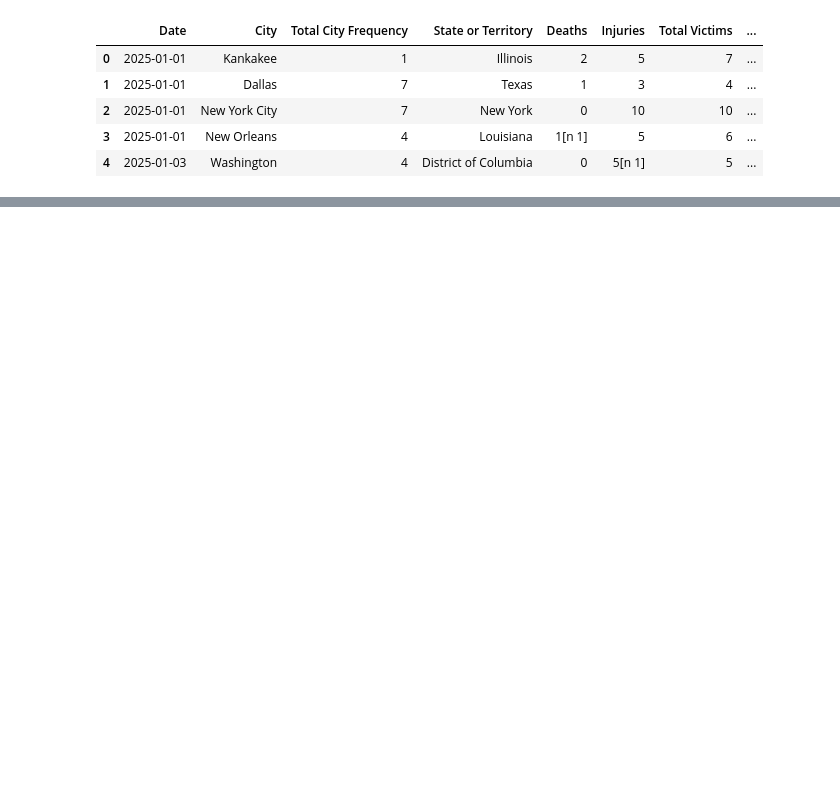
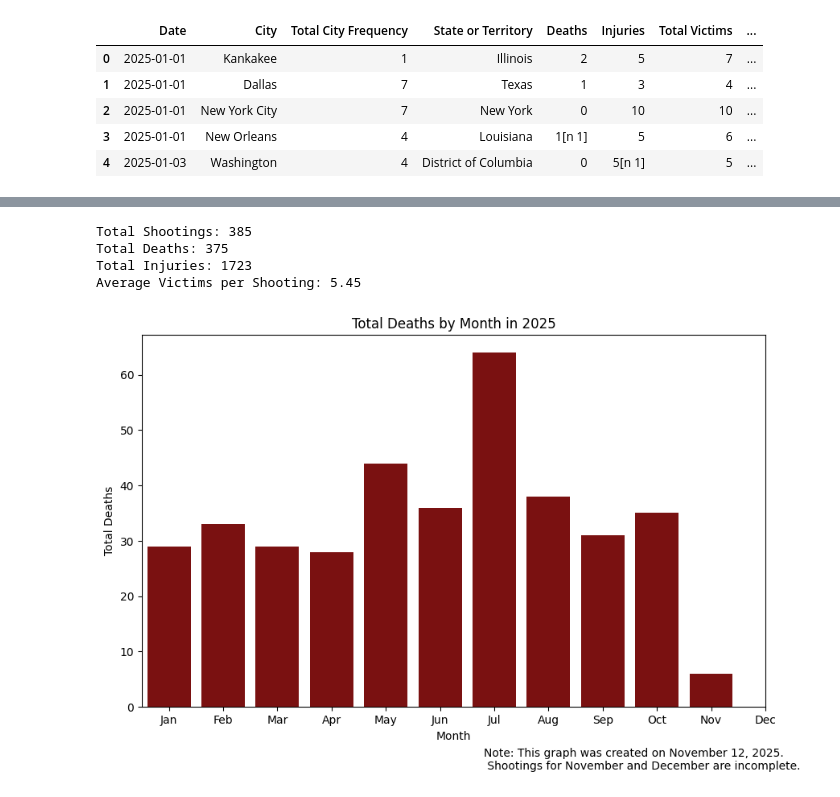
Before and after one commit to ella-walker/Data-Acquisition-Blog, a Jupyter notebook: data-analysis.ipynb, the cells around one changed output, grey strips where cells are left out. Cells and saved outputs as stored; diff of their text form; code cells hidden in the pictures; blank space fills up the shorter version.

Commit message:
created a new figure

```diff
--- a/data-analysis.ipynb
+++ b/data-analysis.ipynb
@@ -105,3 +105,27 @@ df.head()
 | 2 | 2025-01-01 | New York City | 7 | New York | 0 | 10 | 10 | ... |
 | 3 | 2025-01-01 | New Orleans | 4 | Louisiana | 1[n 1] | 5 | 6 | ... |
 | 4 | 2025-01-03 | Washington | 4 | District of Columbia | 0 | 5[n 1] | 5 | ... |
+# %%
+df["Perpetrator Deaths"] = df["Deaths"].str.contains(r"\[n [12]\]").astype(int)
+df["Perpetrator Injuries"] = df["Injuries"].str.contains(r"\[n [12]\]").astype(int)
+
+df["Deaths"] = df["Deaths"].str.replace(r"\s*\[n [123]\]", "", regex=True)
+df["Injuries"] = df["Injuries"].str.replace(r"\s*\[n [123]\]", "", regex=True)
+
+df["Deaths"] = pd.to_numeric(df["Deaths"], errors="coerce")
+df["Injuries"] = pd.to_numeric(df["Injuries"], errors="coerce")
+
+df.rename(columns={
+    "Deaths": "Total Deaths",
+    "Injuries": "Total Injuries"
+}, inplace=True)
+
+cols = df.columns.tolist()
+
+cols.insert(cols.index("Total Deaths") + 1, cols.pop(cols.index("Perpetrator Deaths")))
+cols.insert(cols.index("Total Injuries") + 1, cols.pop(cols.index("Perpetrator Injuries")))
+
+df = df[cols]
+
+
+df.head()
@@ -107,0 +139,36 @@ df.head()
+# %%
+# Summary statistics
+total_shootings = len(df)
+total_deaths = df['Total Deaths'].sum()
+total_injuries = df['Total Injuries'].sum()
+average_victims = df['Total Victims'].mean()
+
+print(f"Total Shootings: {total_shootings}")
+print(f"Total Deaths: {total_deaths}")
+print(f"Total Injuries: {total_injuries}")
+print(f"Average Victims per Shooting: {average_victims:.2f}")
+# %% [output]
+Total Shootings: 385
+Total Deaths: 375
+Total Injuries: 1723
+Average Victims per Shooting: 5.45
+# %%
+# Summary graphics
+import matplotlib.pyplot as plt
+import seaborn as sns
+
+# Plot total deaths by month
+df['Month'] = pd.to_datetime(df['Date']).dt.month
+monthly_deaths = df.groupby('Month')['Total Deaths'].sum().reset_index()
+plt.figure(figsize=(10, 6))
+sns.barplot(x='Month', y='Total Deaths', data=monthly_deaths, color='DarkRed')
+plt.title('Total Deaths by Month in 2025')
+plt.figtext(0.55, -0.02,
+            f"Note: This graph was created on November 12, 2025.\n Shootings for November and December are incomplete.")
+plt.xlabel('Month')
+plt.ylabel('Total Deaths')
+plt.xticks(range(0, 12),
+           ['Jan', 'Feb', 'Mar', 'Apr', 'May', 'Jun', 'Jul', 'Aug', 'Sep', 'Oct', 'Nov', 'Dec'])
+plt.show()
+# %% [output]
+[figure, added]
```
Also changed, not shown: parts of 1 cell of this notebook, 2 other files.
